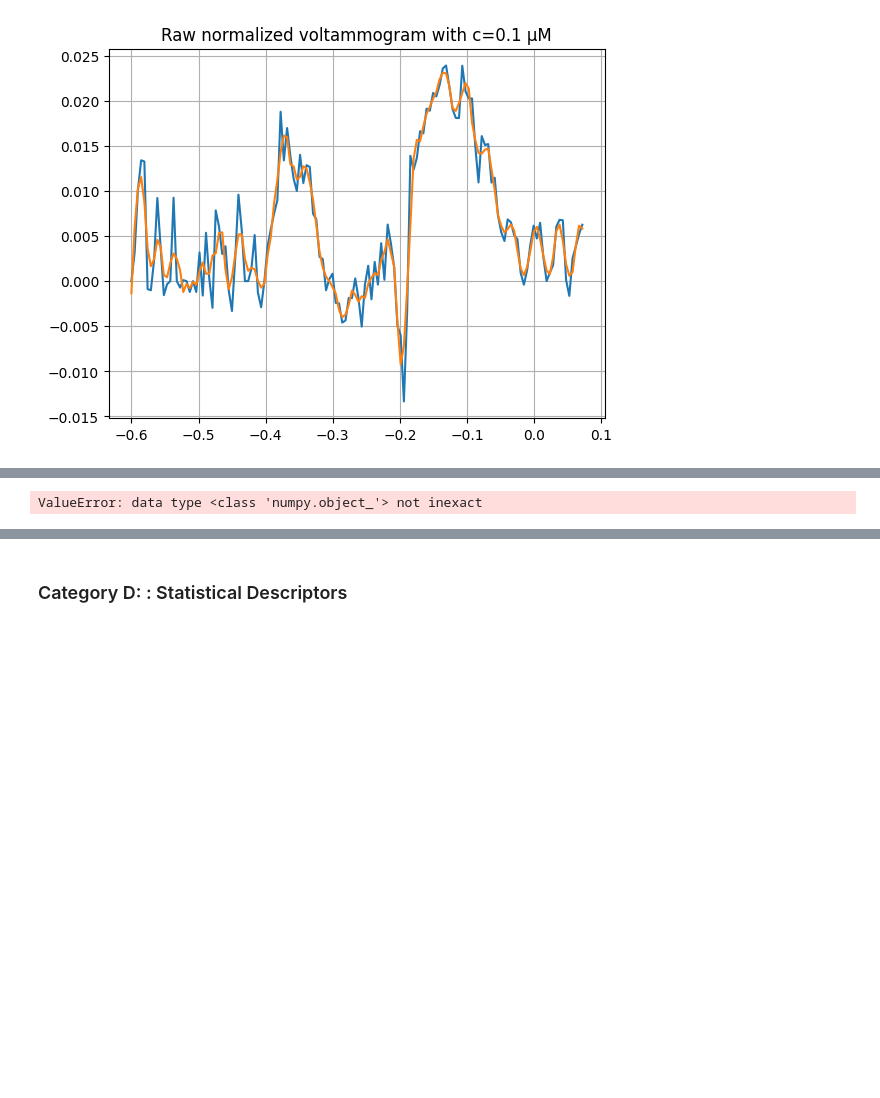
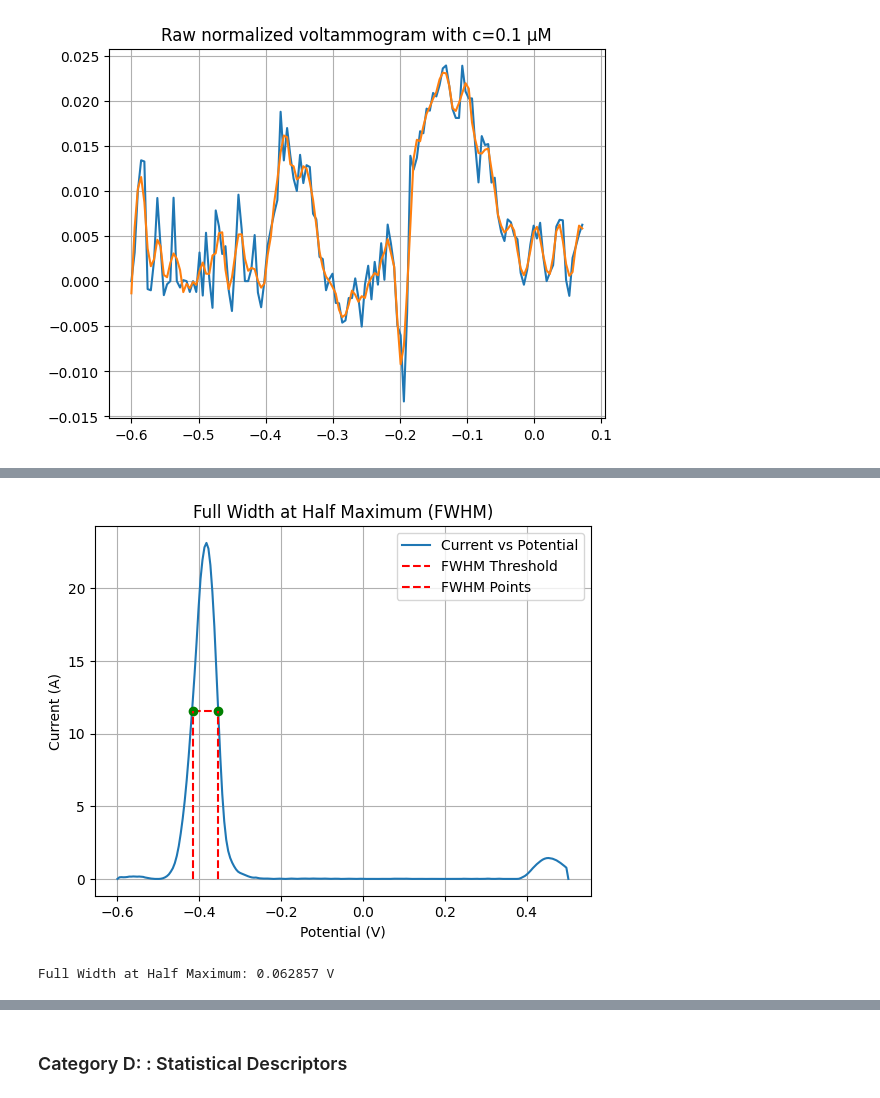
Before and after one commit to andreidumitras/electrochemical-AI, a Jupyter notebook: feature_extraction.ipynb, the cells around one changed output, grey strips where cells are left out. Cells and saved outputs as stored; diff of their text form; code cells hidden in the pictures; blank space fills up the shorter version.

```diff
--- a/feature_extraction.ipynb
+++ b/feature_extraction.ipynb
@@ -264,4 +234,6 @@ Right slope coefficients: [-479.69605435 -158.1906574 ]
 # %%
-physics.get_left_slope(potential, test_current)
+FWHM = physics.get_peak_FWHM(potential, currents[5], plotting=True)
+print(f'Full Width at Half Maximum: {FWHM} V')
 # %% [output]
+[figure, added]
-ValueError: data type <class 'numpy.object_'> not inexact
+Full Width at Half Maximum: 0.062857 V
```
Also changed, not shown: parts of 19 cells of this notebook, 6 other files.
